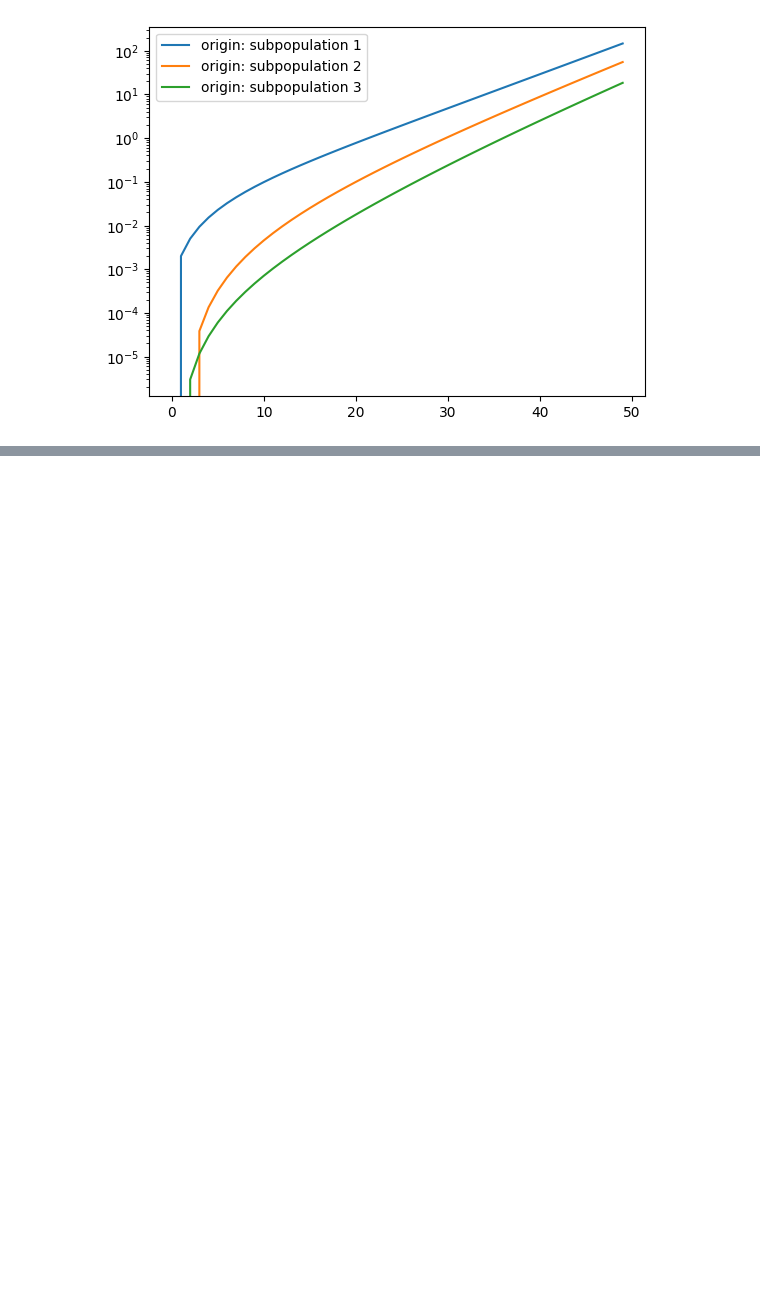
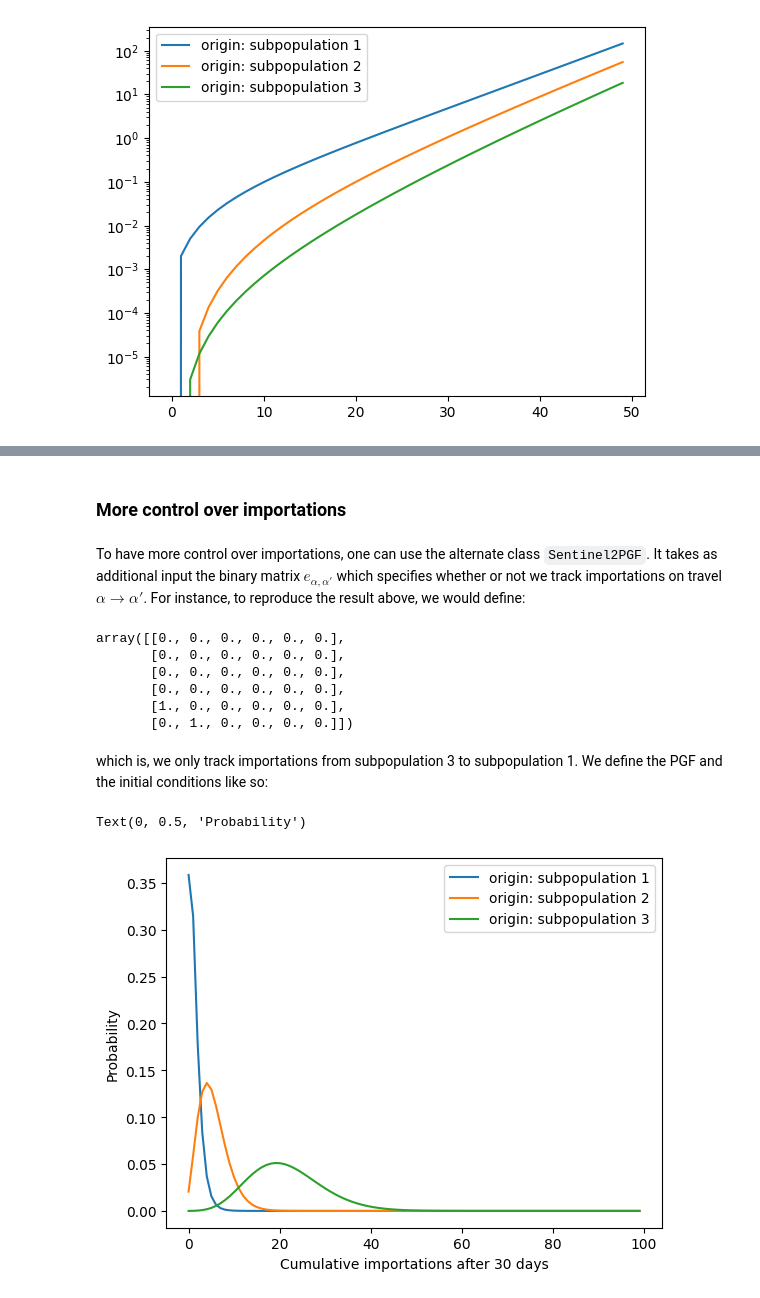
Before and after one commit to mobs-lab/pgfgleam, a Jupyter notebook: demo.ipynb, the cells around one changed output, grey strips where cells are left out. Saved outputs shown, nothing was run; the diff lists cells and outputs as text; code cells hidden in the pictures; blank space fills up the shorter version.

````diff
--- a/demo.ipynb
+++ b/demo.ipynb
@@ -319,0 +371,53 @@ plt.legend()
+# %% [markdown]
+### More control over importations
+# %% [markdown]
+To have more control over importations, one can use the alternate class ```Sentinel2PGF```. It takes as additional input the binary matrix $e_{\alpha,\alpha'}$ which specifies whether or not we track importations on travel $\alpha \to \alpha'$. For instance, to reproduce the result above, we would define:
+# %%
+emat = np.zeros((6,6))
+emat[4,0] = 1
+emat[5,1] = 1
+emat
+# %% [output]
+array([[0., 0., 0., 0., 0., 0.],
+       [0., 0., 0., 0., 0., 0.],
+       [0., 0., 0., 0., 0., 0.],
+       [0., 0., 0., 0., 0., 0.],
+       [1., 0., 0., 0., 0., 0.],
+       [0., 1., 0., 0., 0., 0.]])
+# %% [markdown]
+which is, we only track importations from subpopulation 3 to subpopulation 1. We define the PGF and the initial conditions like so:
+# %%
+Psi2 = Sentinel2PGF(umat,mmat,smat,emat,latency_period,infectious_period,
+                   post_infectious_period,nb_infectious_states,
+                   nb_post_infectious_states,infection,nb_microsteps,cmat1=cmat1,cmat2=cmat2)
+# %%
+initial_state = {'nb_infectious': 10, 'nb_latent': 10}
+idx = [0,1]
+weight = [0.5,0.5] #each index is equiprobable
+Psi2.add_initial_conditions(idx,weight,label='origin: subpopulation 1',**initial_state)
+idx = [2,3]
+Psi2.add_initial_conditions(idx,weight,label='origin: subpopulation 2',**initial_state)
+idx = [4,5]
+Psi2.add_initial_conditions(idx,weight,label='origin: subpopulation 3',**initial_state)
+# %%
+#time range over which we want to measure detections
+t =  list(range(0,60))
+
+#transformation that needs to be used to measure "cumulative importation" in the first subpopulation
+def transform(state_vars,c_):
+    state_vars['cumulative importation'] *= c_
+transform_dict = {max(t):[transform]}  #we measure the cumulative detection for the whole time range, explaining the max(t)
+
+#calculate the full probability distribution for cumulative importations
+importations = marginal_distribution(Psi2, t, transform_dict, cutoff=20, resolution=100)
+importations['probability'] = np.real(importations['probability']) #cast to real (the imaginary part is 0 anyway); obtained from FFT
+# %%
+importations_ = importations[importations['time'] == 30].copy()
+for label,df in importations_.groupby('label'):
+    plt.plot(df['target'],df['probability'],label=label)
+plt.legend()
+plt.xlabel('Cumulative importations after 30 days')
+plt.ylabel('Probability')
+# %% [output]
+Text(0, 0.5, 'Probability')
+[figure, added]
````
Also changed, not shown: parts of 10 cells of this notebook, 2 other files.
